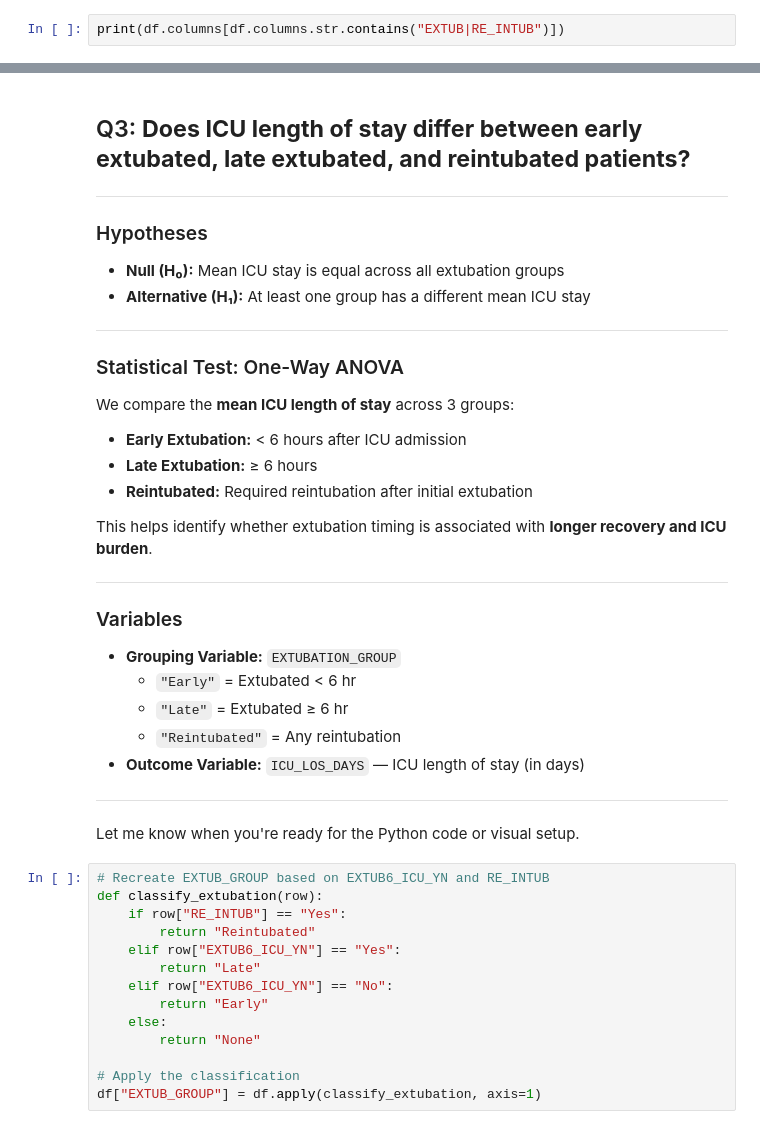
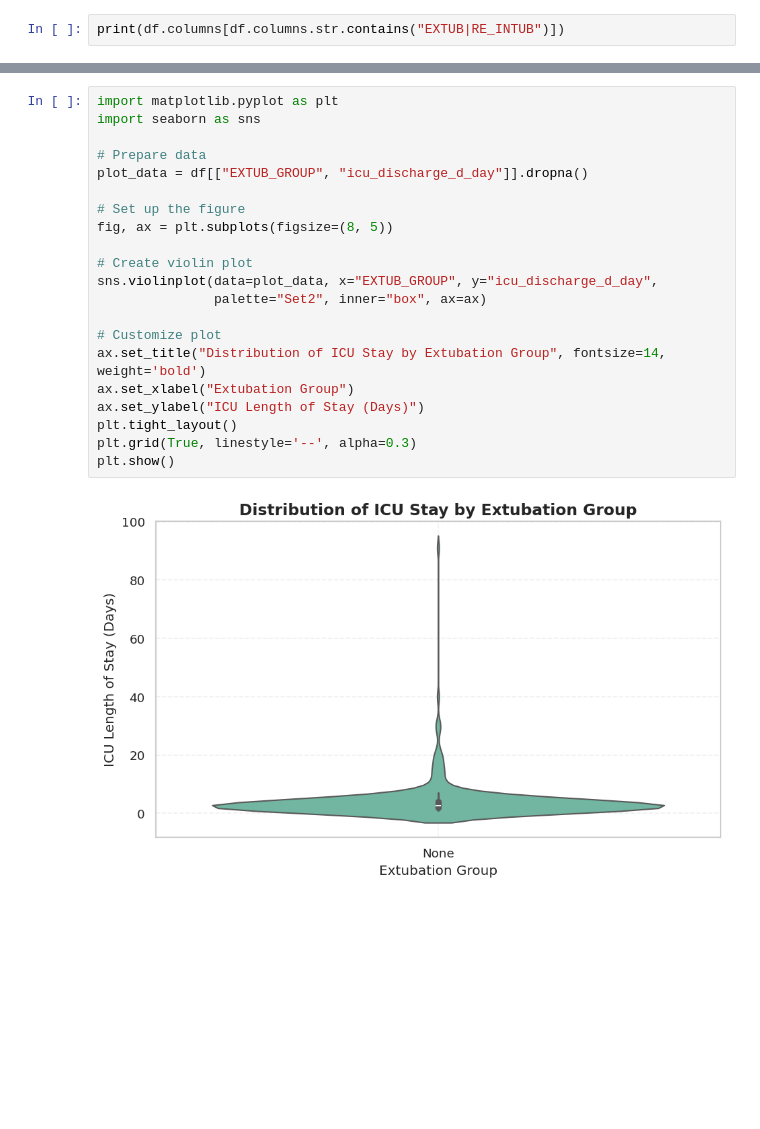
Before and after one commit to karlita-isela/Notion-syncer, a Jupyter notebook: Biostatistics.ipynb, the cells around one changed output, grey strips where cells are left out. Cells and saved outputs as stored; diff of their text form; blank space fills up the shorter version.

```diff
--- a/Biostatistics.ipynb
+++ b/Biostatistics.ipynb
@@ -1452,51 +1471,26 @@ Early extubation was associated with **shorter ICU recovery**, supporting the pr
 This finding can inform ICU triage, weaning protocols, and quality improvement efforts in pediatric cardiac care.
 
 ---
-# %% [markdown]
-## Q3: **Does ICU length of stay differ between early extubated, late extubated, and reintubated patients?**
-
----
-
-### Hypotheses
-
-- **Null (H₀):** Mean ICU stay is equal across all extubation groups
-- **Alternative (H₁):** At least one group has a different mean ICU stay
-
----
-
-### Statistical Test: One-Way ANOVA
-
-We compare the **mean ICU length of stay** across 3 groups:
-- **Early Extubation:** < 6 hours after ICU admission
-- **Late Extubation:** ≥ 6 hours
-- **Reintubated:** Required reintubation after initial extubation
-
-This helps identify whether extubation timing is associated with **longer recovery and ICU burden**.
-
----
-
-### Variables
-
-- **Grouping Variable:** `EXTUBATION_GROUP`
-  - `"Early"` = Extubated < 6 hr
-  - `"Late"` = Extubated ≥ 6 hr
-  - `"Reintubated"` = Any reintubation
-- **Outcome Variable:** `ICU_LOS_DAYS` — ICU length of stay (in days)
-
----
-
-Let me know when you're ready for the Python code or visual setup.
-# %%
-# Recreate EXTUB_GROUP based on EXTUB6_ICU_YN and RE_INTUB
-def classify_extubation(row):
-    if row["RE_INTUB"] == "Yes":
-        return "Reintubated"
-    elif row["EXTUB6_ICU_YN"] == "Yes":
-        return "Late"
-    elif row["EXTUB6_ICU_YN"] == "No":
-        return "Early"
-    else:
-        return "None"
-
-# Apply the classification
-df["EXTUB_GROUP"] = df.apply(classify_extubation, axis=1)
+# %%
+import matplotlib.pyplot as plt
+import seaborn as sns
+
+# Prepare data
+plot_data = df[["EXTUB_GROUP", "icu_discharge_d_day"]].dropna()
+
+# Set up the figure
+fig, ax = plt.subplots(figsize=(8, 5))
+
+# Create violin plot
+sns.violinplot(data=plot_data, x="EXTUB_GROUP", y="icu_discharge_d_day",
+               palette="Set2", inner="box", ax=ax)
+
+# Customize plot
+ax.set_title("Distribution of ICU Stay by Extubation Group", fontsize=14, weight='bold')
+ax.set_xlabel("Extubation Group")
+ax.set_ylabel("ICU Length of Stay (Days)")
+plt.tight_layout()
+plt.grid(True, linestyle='--', alpha=0.3)
+plt.show()
+# %% [output]
+[figure, added]
```
Also changed, not shown: parts of 22 cells of this notebook.
